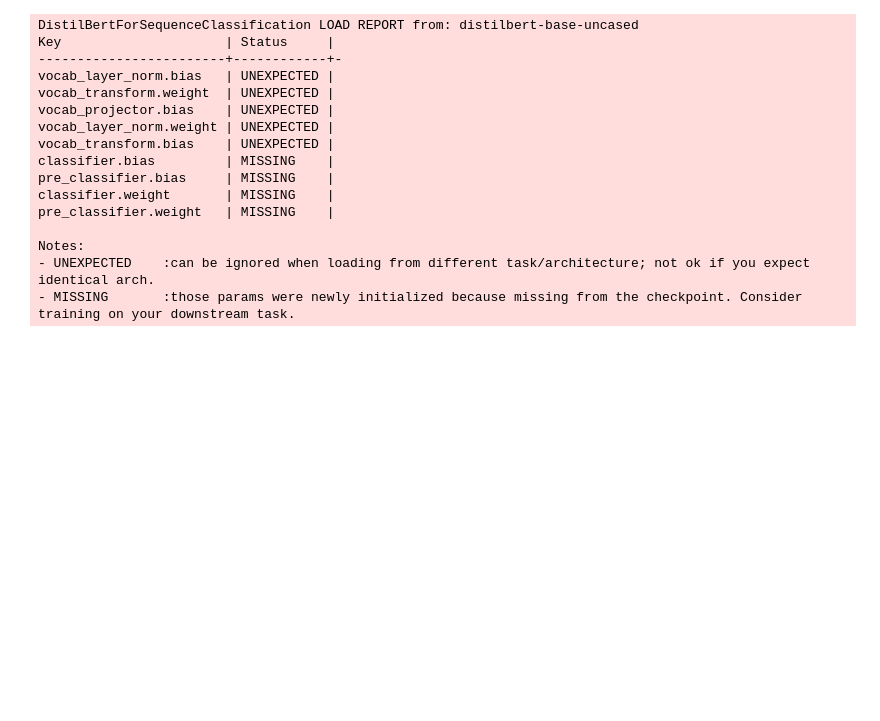
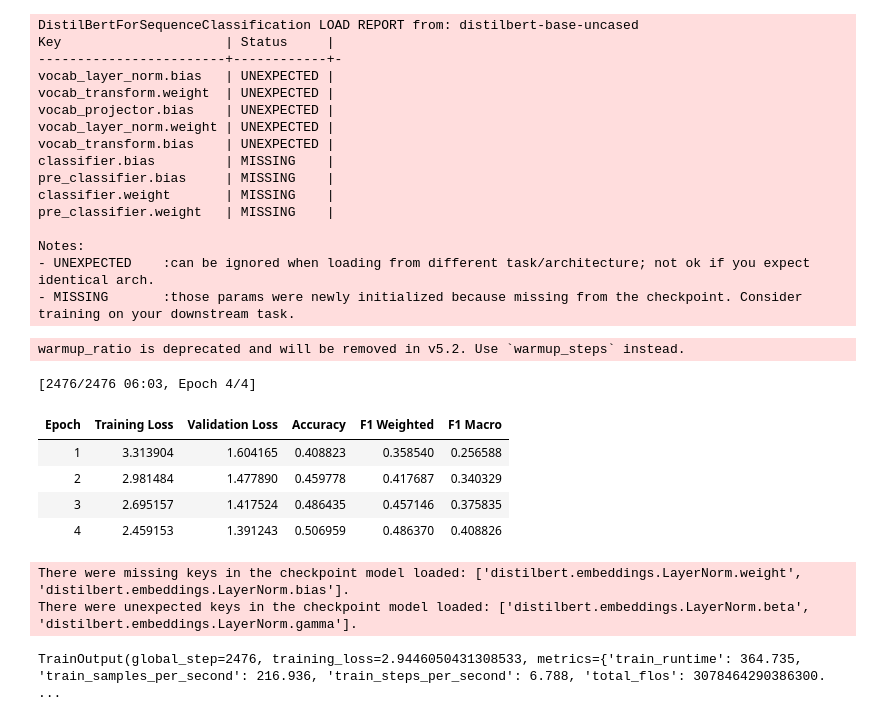
Before and after one commit to mdmohsin212/Kaggle-competitions, a Jupyter notebook: Support Ticket Intelligence/notebook/support_ticket.ipynb, the cells around one changed output. Drawn from its saved outputs; the diff is of its cells as text; code cells hidden in the pictures; blank space fills up the shorter version.

Commit message:
Fine tune Distil Bert

```diff
--- a/Support Ticket Intelligence/notebook/support_ticket.ipynb
+++ b/Support Ticket Intelligence/notebook/support_ticket.ipynb
@@ -443,3 +444,62 @@ pre_classifier.weight   | MISSING    |
 Notes:
 - UNEXPECTED    :can be ignored when loading from different task/architecture; not ok if you expect identical arch.
 - MISSING       :those params were newly initialized because missing from the checkpoint. Consider training on your downstream task.
+# %%
+training_args = TrainingArguments(
+    output_dir=f"{OUTPUT_DIR}/queue_classifier",
+    learning_rate=2e-5,
+
+    per_device_train_batch_size=16,
+    per_device_eval_batch_size=32,
+    gradient_accumulation_steps=2,
+    num_train_epochs=4,
+
+    warmup_ratio=0.1,
+    weight_decay=0.01,
+    lr_scheduler_type="linear",
+
+    eval_strategy="epoch",
+    save_strategy="epoch",
+
+    load_best_model_at_end=True,
+    metric_for_best_model="f1_macro",
+    gradient_checkpointing=False,
+
+    greater_is_better=True,
+    fp16=True,
+
+    logging_steps=100,
+    save_total_limit=2,
+    report_to="none",
+    seed=42,
+)
+
+callbacks = EarlyStoppingCallback(
+    early_stopping_patience=2,
+    early_stopping_threshold=0.001
+)
+# %% [output]
+warmup_ratio is deprecated and will be removed in v5.2. Use `warmup_steps` instead.
+# %%
+trainer = Trainer(
+    model=model,
+    args=training_args,
+    train_dataset=train_tokn,
+    eval_dataset=valid_tokn,
+    processing_class=tokenizer,
+    data_collator=data_collator,
+    compute_metrics=compute_metrics,
+    callbacks=[callbacks]
+)
+
+trainer.train()
+# %% [output]
+[2476/2476 06:03, Epoch 4/4]
+| Epoch | Training Loss | Validation Loss | Accuracy | F1 Weighted | F1 Macro |
+| 1 | 3.313904 | 1.604165 | 0.408823 | 0.358540 | 0.256588 |
+| 2 | 2.981484 | 1.477890 | 0.459778 | 0.417687 | 0.340329 |
+| 3 | 2.695157 | 1.417524 | 0.486435 | 0.457146 | 0.375835 |
+| 4 | 2.459153 | 1.391243 | 0.506959 | 0.486370 | 0.408826 |
+There were missing keys in the checkpoint model loaded: ['distilbert.embeddings.LayerNorm.weight', 'distilbert.embeddings.LayerNorm.bias'].
+There were unexpected keys in the checkpoint model loaded: ['distilbert.embeddings.LayerNorm.beta', 'distilbert.embeddings.LayerNorm.gamma'].
+TrainOutput(global_step=2476, training_loss=2.9446050431308533, metrics={'train_runtime': 364.735, 'train_samples_per_second': 216.936, 'train_steps_per_second': 6.788, 'total_flos': 3078464290386300. ...
```
Also changed, not shown: parts of 2 cells of this notebook.
